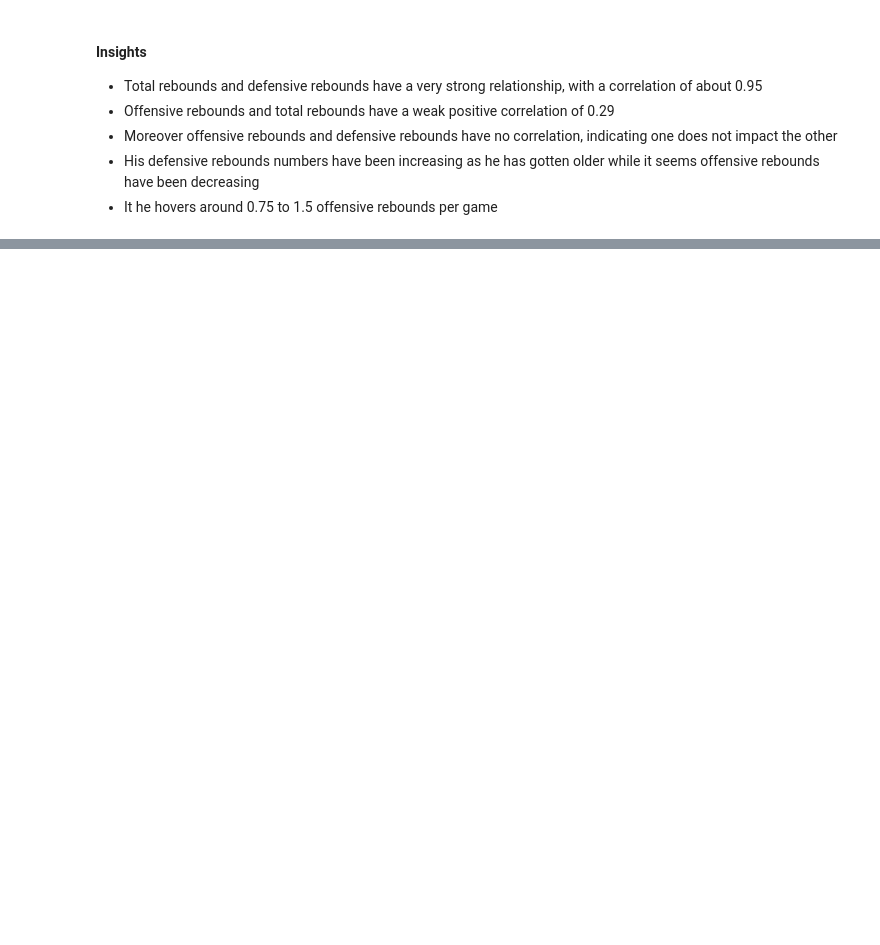
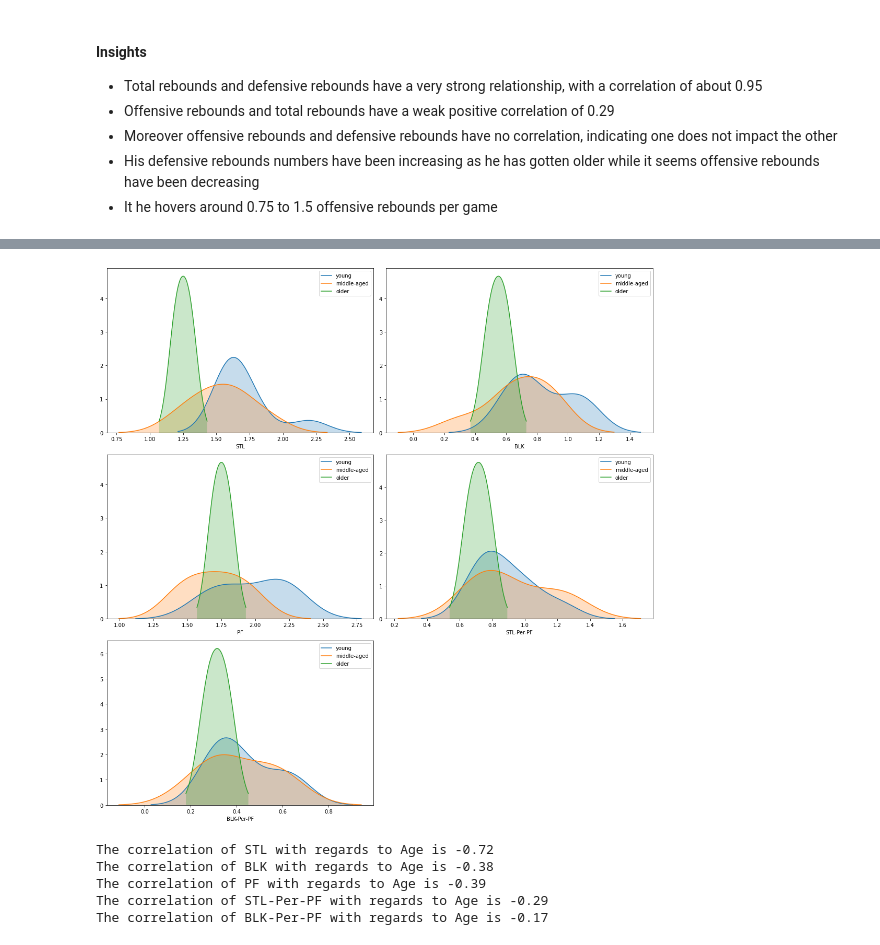
Before and after one commit to SarthakKamboj/Lebron-James-Efficiency-ML-Models, a Jupyter notebook: Data Visualization.ipynb, the cells around one changed output, grey strips where cells are left out. Saved outputs shown, nothing was run; the diff lists cells and outputs as text; code cells hidden in the pictures; blank space fills up the shorter version.

```diff
--- a/Data Visualization.ipynb
+++ b/Data Visualization.ipynb
@@ -494,0 +587,25 @@ The corr between ORB and DRB is -0.02
+# %%
+plt.figure(1,(15,15))
+i = 0
+for def_col in def_cols:
+    i += 1
+    ax = plt.subplot(3,2,i)
+    for age_cat in avgs_df["Age Category"].unique():
+        data = avgs_df[avgs_df["Age Category"] == age_cat]
+        sns.kdeplot(data=data[def_col],label=age_cat, shade=True)
+    ax.legend()
+    ax.set_xlabel(def_col)
+    plt.tight_layout()
+plt.show()
+# %% [output]
+[figure, added]
+# %%
+for def_col in def_cols:
+    corr = np.corrcoef(avgs_df['Age'],avgs_df[def_col])[0,1]
+    print(f"The correlation of {def_col} with regards to Age is {round(corr,2)}")
+# %% [output]
+The correlation of STL with regards to Age is -0.72
+The correlation of BLK with regards to Age is -0.38
+The correlation of PF with regards to Age is -0.39
+The correlation of STL-Per-PF with regards to Age is -0.29
+The correlation of BLK-Per-PF with regards to Age is -0.17
```
Also changed, not shown: parts of 24 cells of this notebook.
